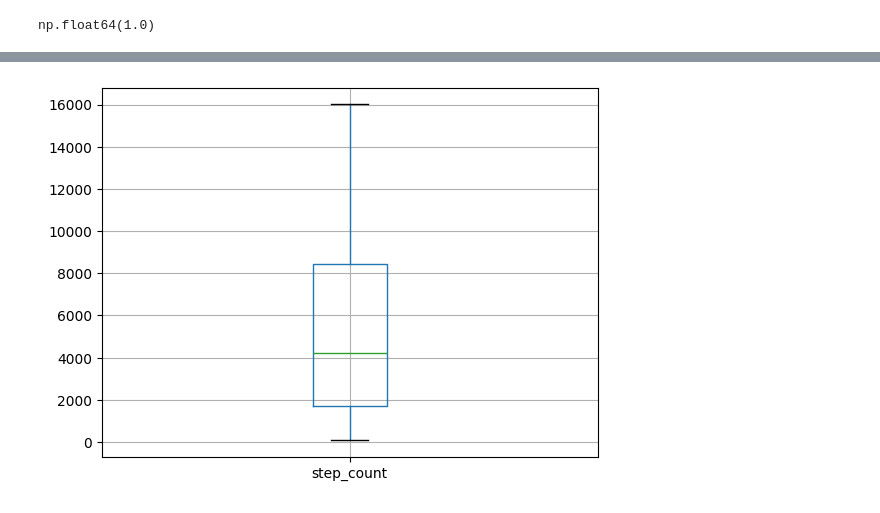
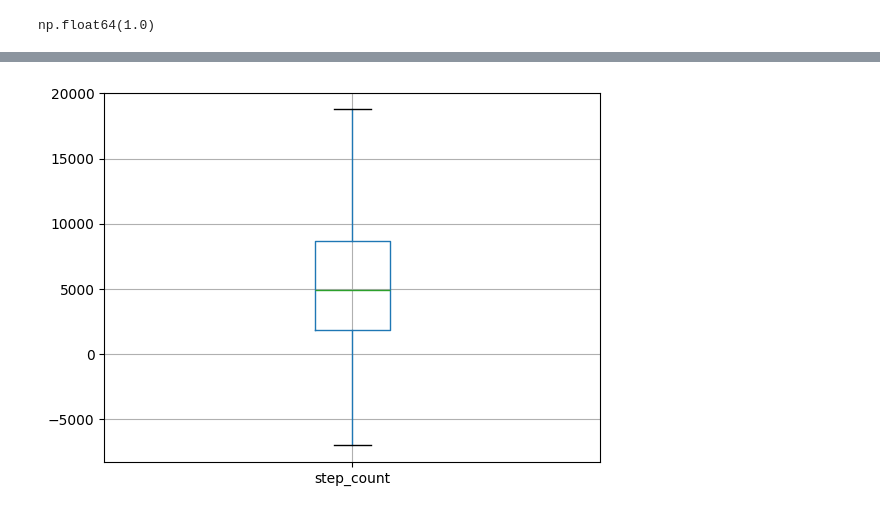
Before and after one commit to josejosepreso/dataset_expansion_eda, a Jupyter notebook: eda.ipynb, the cells around one changed output, grey strips where cells are left out. Drawn from its saved outputs; the diff is of its cells as text; code cells hidden in the pictures.

```diff
--- a/eda.ipynb
+++ b/eda.ipynb
@@ -77,11 +195,8 @@ cat_cols
 # %% [output]
 ['activity_level', 'stress_level']
 # %%
-num_cols.remove("user")
+num_cols.remove("user_id")
 
 num_cols
 # %% [output]
 ['heart_rate', 'blood_oxygen_level', 'step_count', 'sleep_duration']
-# %%
-for c in num_cols:
-    df[c] = df[c].round(2)
@@ -130,0 +285,4 @@ plt.show()
+# %%
+for c in num_cols:
+    df.loc[ : , [c] ].boxplot()
+    plt.show()
@@ -168,7 +339,8 @@ for c in num_cols:
         ( df_bound[c] > df_bound[f"{c}_lower_bound"] )
         &
         ( df_bound[c] < df_bound[f"{c}_upper_bound"] )
-        , :
+        ,
+        :
     ]
 # %%
 df_bound
@@ -189,11 +370,11 @@ df_bound
 # %%
 df_bound.loc[
-    ( df_bound["activity_level"] == "Active" )
-    & ( df_bound["stress_level"] == "8" )
+    ( df_bound["activity_level"] == "Highly Active" )
+    & ( df_bound["stress_level"] == "7" )
     ,
     ["step_count"]
 ].boxplot()
 
 plt.show()
 # %% [output]
-[figure, old version]
+[figure, new version]
```
Also changed, not shown: parts of 71 cells of this notebook.
